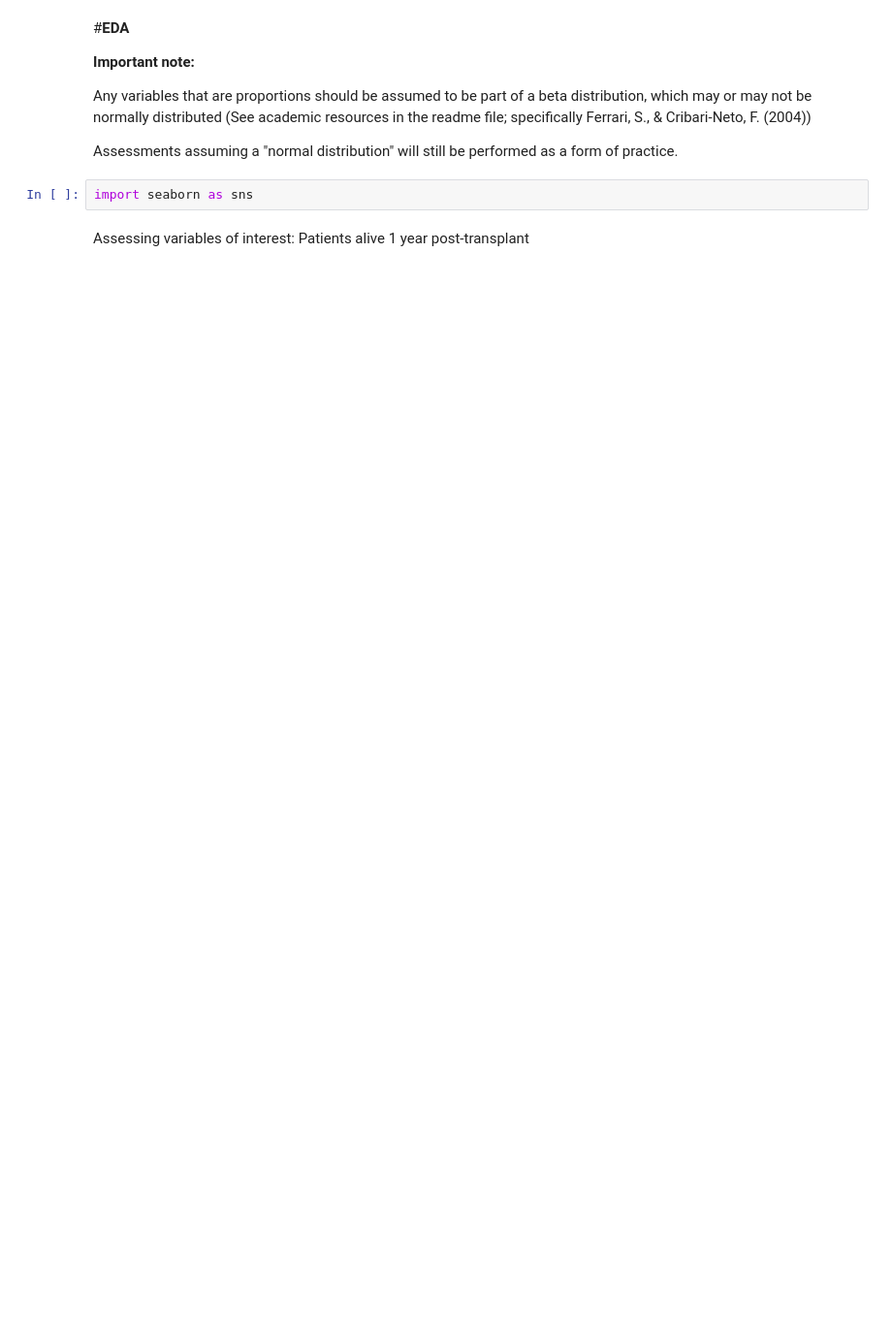
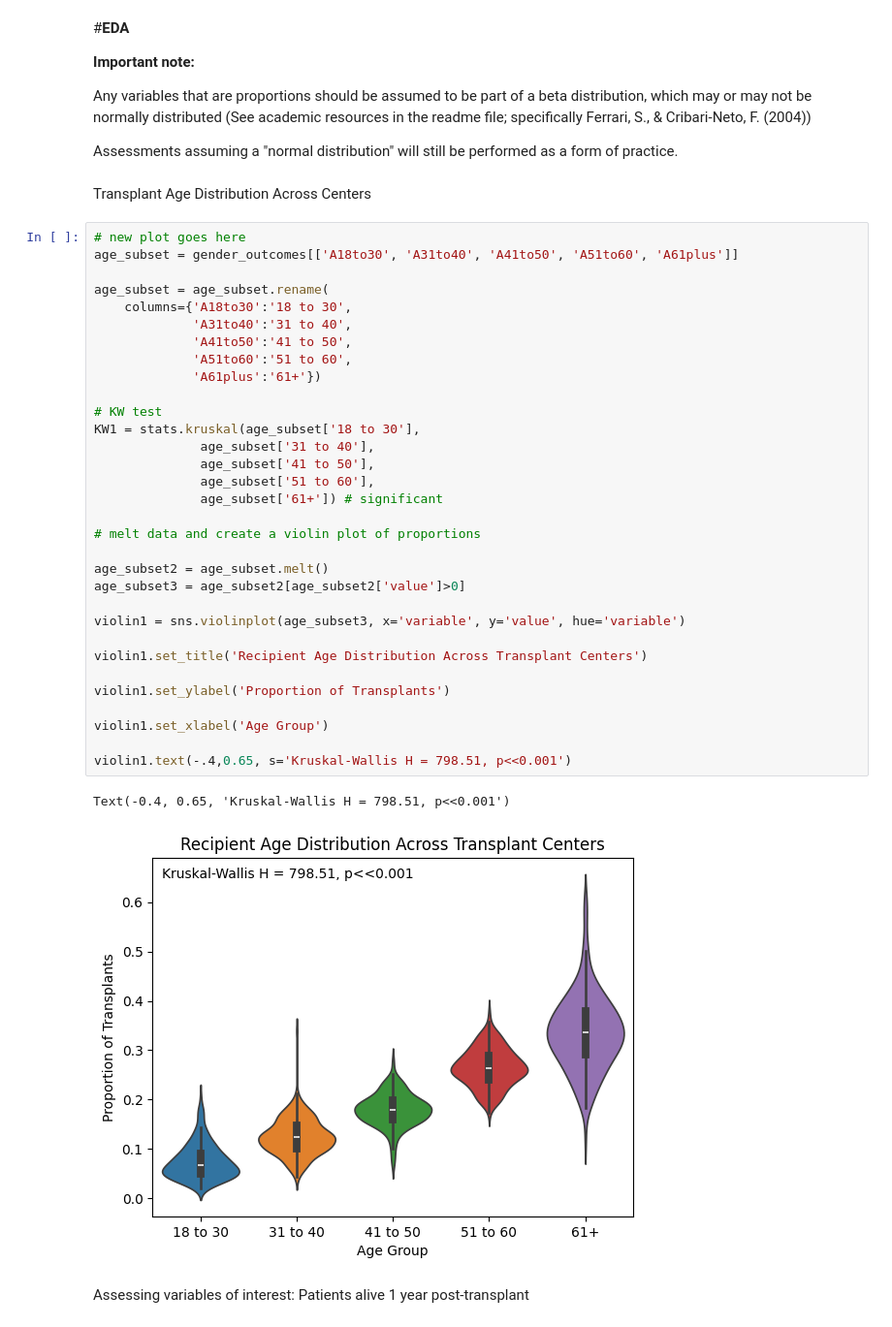
Before and after one commit to clbony/BDSCapstoneGrp12, a Jupyter notebook: Capstone_Group_12_v2.ipynb, the cells around one changed output. Shown: that part at 97% size. Saved outputs shown, nothing was run; the diff lists cells and outputs as text; blank space fills up the shorter version.

```diff
--- a/Capstone_Group_12_v2.ipynb
+++ b/Capstone_Group_12_v2.ipynb
@@ -633,8 +636,43 @@ files.download('gender_outcomes_new2.csv')
 Any variables that are proportions should be assumed to be part of a beta distribution, which may or may not be normally distributed (See academic resources in the readme file; specifically Ferrari, S., & Cribari-Neto, F. (2004))
 
 Assessments assuming a "normal distribution" will still be performed as a form of practice.
-# %%
-import seaborn as sns
+# %% [markdown]
+Transplant Age Distribution Across Centers
+# %%
+# new plot goes here
+age_subset = gender_outcomes[['A18to30', 'A31to40', 'A41to50', 'A51to60', 'A61plus']]
+
+age_subset = age_subset.rename(
+    columns={'A18to30':'18 to 30',
+             'A31to40':'31 to 40',
+             'A41to50':'41 to 50',
+             'A51to60':'51 to 60',
+             'A61plus':'61+'})
+
+# KW test
+KW1 = stats.kruskal(age_subset['18 to 30'],
+              age_subset['31 to 40'],
+              age_subset['41 to 50'],
+              age_subset['51 to 60'],
+              age_subset['61+']) # significant
+
+# melt data and create a violin plot of proportions
+
+age_subset2 = age_subset.melt()
+age_subset3 = age_subset2[age_subset2['value']>0]
+
+violin1 = sns.violinplot(age_subset3, x='variable', y='value', hue='variable')
+
+violin1.set_title('Recipient Age Distribution Across Transplant Centers')
+
+violin1.set_ylabel('Proportion of Transplants')
+
+violin1.set_xlabel('Age Group')
+
+violin1.text(-.4,0.65, s='Kruskal-Wallis H = 798.51, p<<0.001')
+# %% [output]
+Text(-0.4, 0.65, 'Kruskal-Wallis H = 798.51, p<<0.001')
+[figure, added]
 # %% [markdown]
 Assessing variables of interest: Patients alive 1 year post-transplant
 # %%
```
Also changed, not shown: parts of 10 cells of this notebook.
